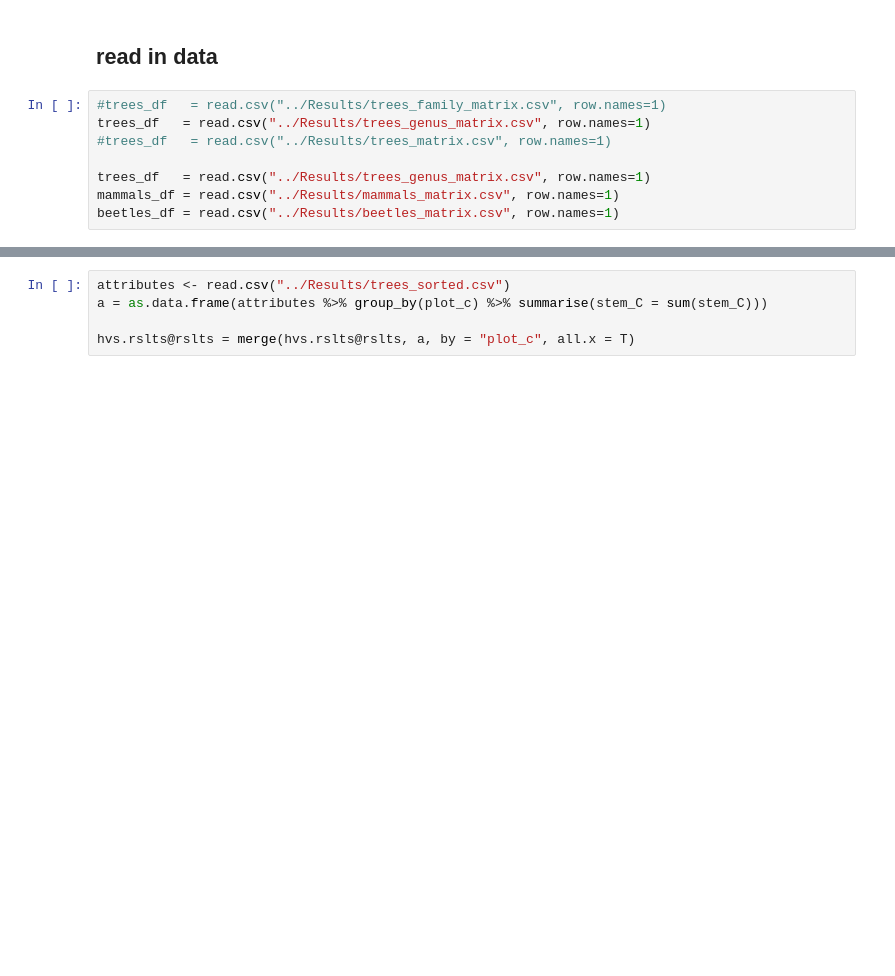
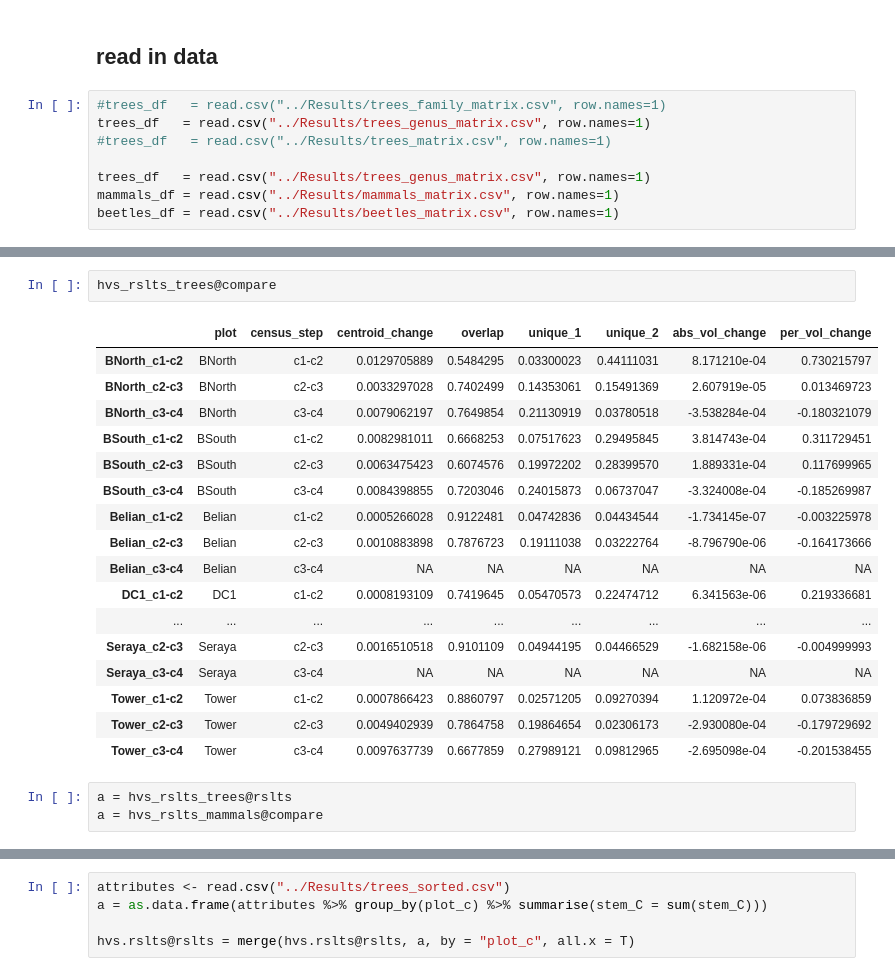
Before and after one commit to dbridg15/masters_project, a Jupyter notebook: Code/playing.ipynb, the cells around one changed output, grey strips where cells are left out. Saved outputs shown, nothing was run; the diff lists cells and outputs as text; blank space fills up the shorter version.

```diff
--- a/Code/playing.ipynb
+++ b/Code/playing.ipynb
@@ -85,0 +53,23 @@ Beetles:  0.3833333
+# %%
+hvs_rslts_trees@compare
+# %% [output]
+|  | plot | census_step | centroid_change | overlap | unique_1 | unique_2 | abs_vol_change | per_vol_change |
+| BNorth_c1-c2 | BNorth | c1-c2 | 0.0129705889 | 0.5484295 | 0.03300023 | 0.44111031 | 8.171210e-04 | 0.730215797 |
+| BNorth_c2-c3 | BNorth | c2-c3 | 0.0033297028 | 0.7402499 | 0.14353061 | 0.15491369 | 2.607919e-05 | 0.013469723 |
+| BNorth_c3-c4 | BNorth | c3-c4 | 0.0079062197 | 0.7649854 | 0.21130919 | 0.03780518 | -3.538284e-04 | -0.180321079 |
+| BSouth_c1-c2 | BSouth | c1-c2 | 0.0082981011 | 0.6668253 | 0.07517623 | 0.29495845 | 3.814743e-04 | 0.311729451 |
+| BSouth_c2-c3 | BSouth | c2-c3 | 0.0063475423 | 0.6074576 | 0.19972202 | 0.28399570 | 1.889331e-04 | 0.117699965 |
+| BSouth_c3-c4 | BSouth | c3-c4 | 0.0084398855 | 0.7203046 | 0.24015873 | 0.06737047 | -3.324008e-04 | -0.185269987 |
+| Belian_c1-c2 | Belian | c1-c2 | 0.0005266028 | 0.9122481 | 0.04742836 | 0.04434544 | -1.734145e-07 | -0.003225978 |
+| Belian_c2-c3 | Belian | c2-c3 | 0.0010883898 | 0.7876723 | 0.19111038 | 0.03222764 | -8.796790e-06 | -0.164173666 |
+| Belian_c3-c4 | Belian | c3-c4 | NA | NA | NA | NA | NA | NA |
+| DC1_c1-c2 | DC1 | c1-c2 | 0.0008193109 | 0.7419645 | 0.05470573 | 0.22474712 | 6.341563e-06 | 0.219336681 |
+| ... | ... | ... | ... | ... | ... | ... | ... | ... |
+| Seraya_c2-c3 | Seraya | c2-c3 | 0.0016510518 | 0.9101109 | 0.04944195 | 0.04466529 | -1.682158e-06 | -0.004999993 |
+| Seraya_c3-c4 | Seraya | c3-c4 | NA | NA | NA | NA | NA | NA |
+| Tower_c1-c2 | Tower | c1-c2 | 0.0007866423 | 0.8860797 | 0.02571205 | 0.09270394 | 1.120972e-04 | 0.073836859 |
+| Tower_c2-c3 | Tower | c2-c3 | 0.0049402939 | 0.7864758 | 0.19864654 | 0.02306173 | -2.930080e-04 | -0.179729692 |
+| Tower_c3-c4 | Tower | c3-c4 | 0.0097637739 | 0.6677859 | 0.27989121 | 0.09812965 | -2.695098e-04 | -0.201538455 |
+# %%
+a = hvs_rslts_trees@rslts
+a = hvs_rslts_mammals@compare
```
Also changed, not shown: parts of 7 cells of this notebook, 1 other file.
